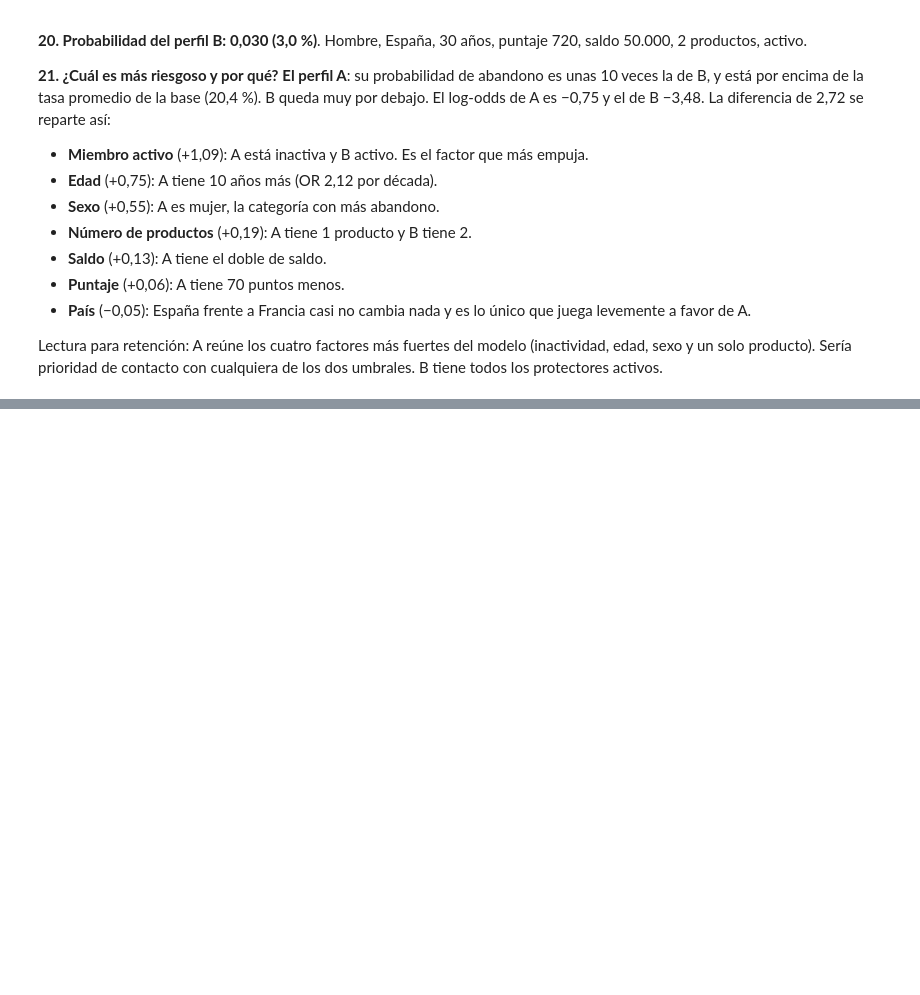
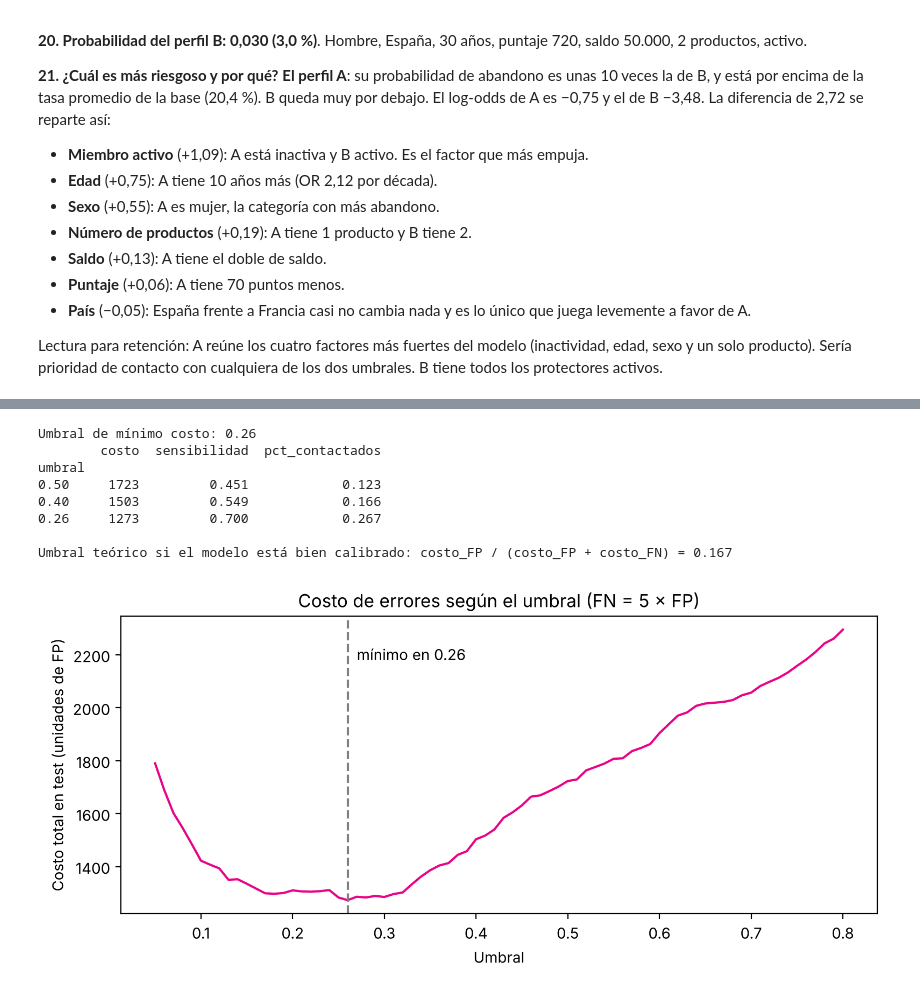
Before and after one commit to tibelclan-bot/Taller-de-regresion-, a Jupyter notebook: Taller_Abandono_Producto_Financiero.ipynb, the cells around one changed output, grey strips where cells are left out. Saved outputs shown, nothing was run; the diff lists cells and outputs as text; code cells hidden in the pictures; blank space fills up the shorter version.

```diff
--- a/Taller_Abandono_Producto_Financiero.ipynb
+++ b/Taller_Abandono_Producto_Financiero.ipynb
@@ -626,0 +698,37 @@ Lectura para retención: A reúne los cuatro factores más fuertes del modelo (i
+# %%
+# 8.3 Umbral por costos: ¿dónde conviene cortar para el área de retención?
+# Supuesto ilustrativo: perder un cliente (FN) cuesta 5 veces lo que una llamada innecesaria (FP).
+costo_FP, costo_FN = 1, 5
+
+def costo_total(p, umbral):
+    pred = (p > umbral).astype(int)
+    fp = ((pred == 1) & (y_test == 0)).sum()
+    fn = ((pred == 0) & (y_test == 1)).sum()
+    tp = ((pred == 1) & (y_test == 1)).sum()
+    return costo_FP * fp + costo_FN * fn, tp / (y_test == 1).sum(), pred.mean()
+
+rejilla_u = np.round(np.arange(0.05, 0.81, 0.01), 2)
+costos = pd.DataFrame([(u, *costo_total(probs_ext.values, u)) for u in rejilla_u],
+                      columns=["umbral", "costo", "sensibilidad", "pct_contactados"]).set_index("umbral")
+u_opt = costos["costo"].idxmin()
+print("Umbral de mínimo costo:", u_opt)
+print(costos.loc[[0.5, 0.4, u_opt]].round(3))
+print("\nUmbral teórico si el modelo está bien calibrado: costo_FP / (costo_FP + costo_FN) =",
+      round(costo_FP / (costo_FP + costo_FN), 3))
+
+fig, ax = plt.subplots(figsize=(8, 3.8))
+ax.plot(costos.index, costos["costo"], color="#E70488")
+ax.axvline(u_opt, color="grey", ls="--"); ax.text(u_opt + 0.01, costos["costo"].max() * 0.95, f"mínimo en {u_opt}")
+ax.set_xlabel("Umbral"); ax.set_ylabel("Costo total en test (unidades de FP)")
+ax.set_title("Costo de errores según el umbral (FN = 5 × FP)")
+plt.tight_layout(); plt.show()
+# %% [output]
+Umbral de mínimo costo: 0.26
+        costo  sensibilidad  pct_contactados
+umbral
+0.50     1723         0.451            0.123
+0.40     1503         0.549            0.166
+0.26     1273         0.700            0.267
+
+Umbral teórico si el modelo está bien calibrado: costo_FP / (costo_FP + costo_FN) = 0.167
+[figure, added]
```
Also changed, not shown: parts of 7 cells of this notebook.
